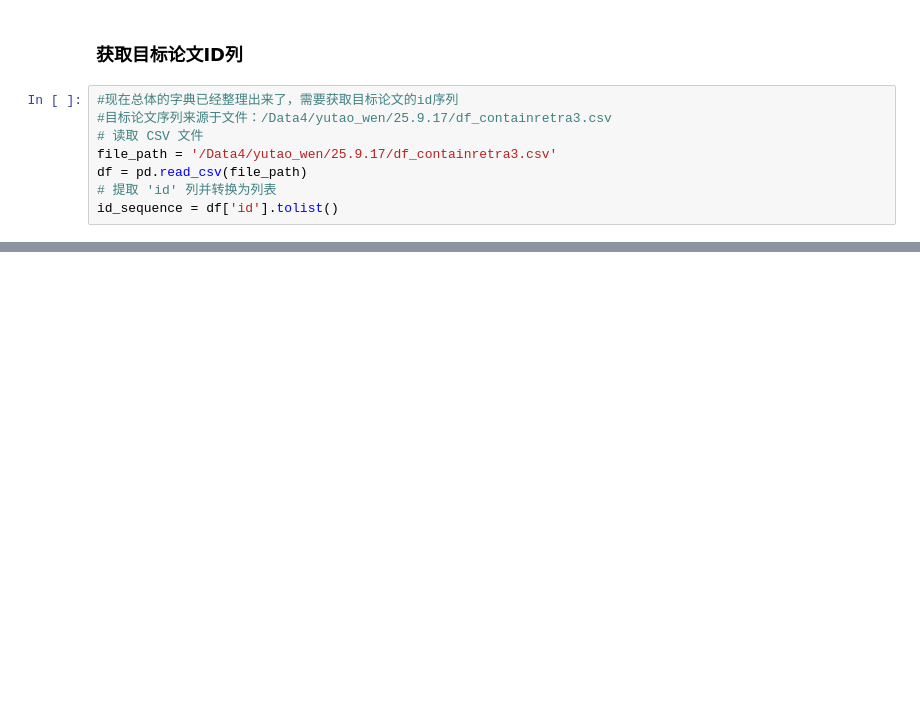
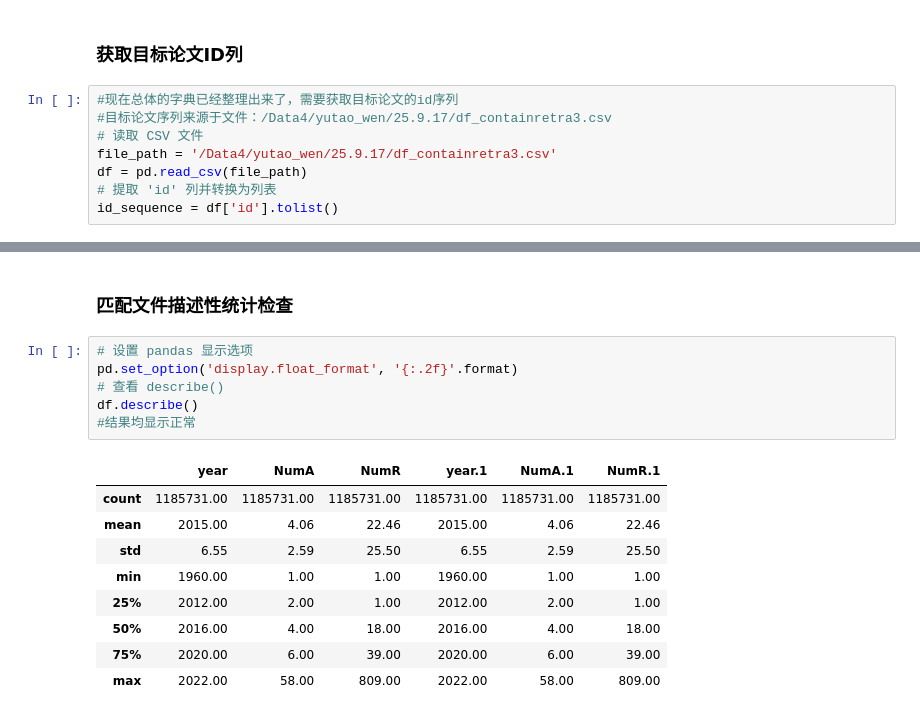
Before and after one commit to moonnotwhite30/notebook-backup, a Jupyter notebook: 2025_09_05.ipynb, the cells around one changed output, grey strips where cells are left out. Saved outputs shown, nothing was run; the diff lists cells and outputs as text; blank space fills up the shorter version.

```diff
--- a/2025_09_05.ipynb
+++ b/2025_09_05.ipynb
@@ -718,0 +805,18 @@ id_sequence = df['id'].tolist()
+# %% [markdown]
+### 匹配文件描述性统计检查
+# %%
+# 设置 pandas 显示选项
+pd.set_option('display.float_format', '{:.2f}'.format)
+# 查看 describe()
+df.describe()
+#结果均显示正常
+# %% [output]
+|  | year | NumA | NumR | year.1 | NumA.1 | NumR.1 |
+| count | 1185731.00 | 1185731.00 | 1185731.00 | 1185731.00 | 1185731.00 | 1185731.00 |
+| mean | 2015.00 | 4.06 | 22.46 | 2015.00 | 4.06 | 22.46 |
+| std | 6.55 | 2.59 | 25.50 | 6.55 | 2.59 | 25.50 |
+| min | 1960.00 | 1.00 | 1.00 | 1960.00 | 1.00 | 1.00 |
+| 25% | 2012.00 | 2.00 | 1.00 | 2012.00 | 2.00 | 1.00 |
+| 50% | 2016.00 | 4.00 | 18.00 | 2016.00 | 4.00 | 18.00 |
+| 75% | 2020.00 | 6.00 | 39.00 | 2020.00 | 6.00 | 39.00 |
+| max | 2022.00 | 58.00 | 809.00 | 2022.00 | 58.00 | 809.00 |
```
Also changed, not shown: parts of 15 cells of this notebook.
